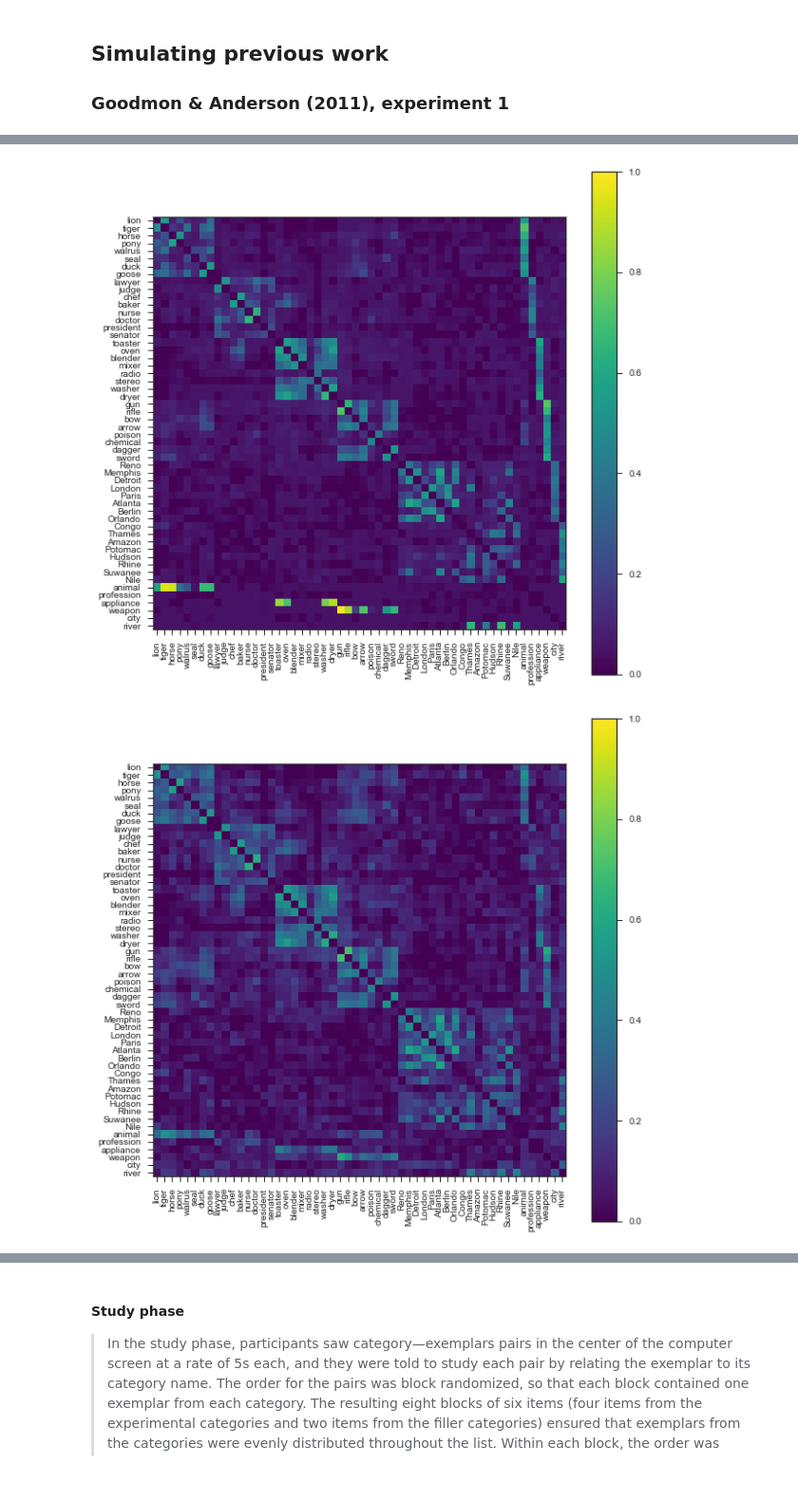
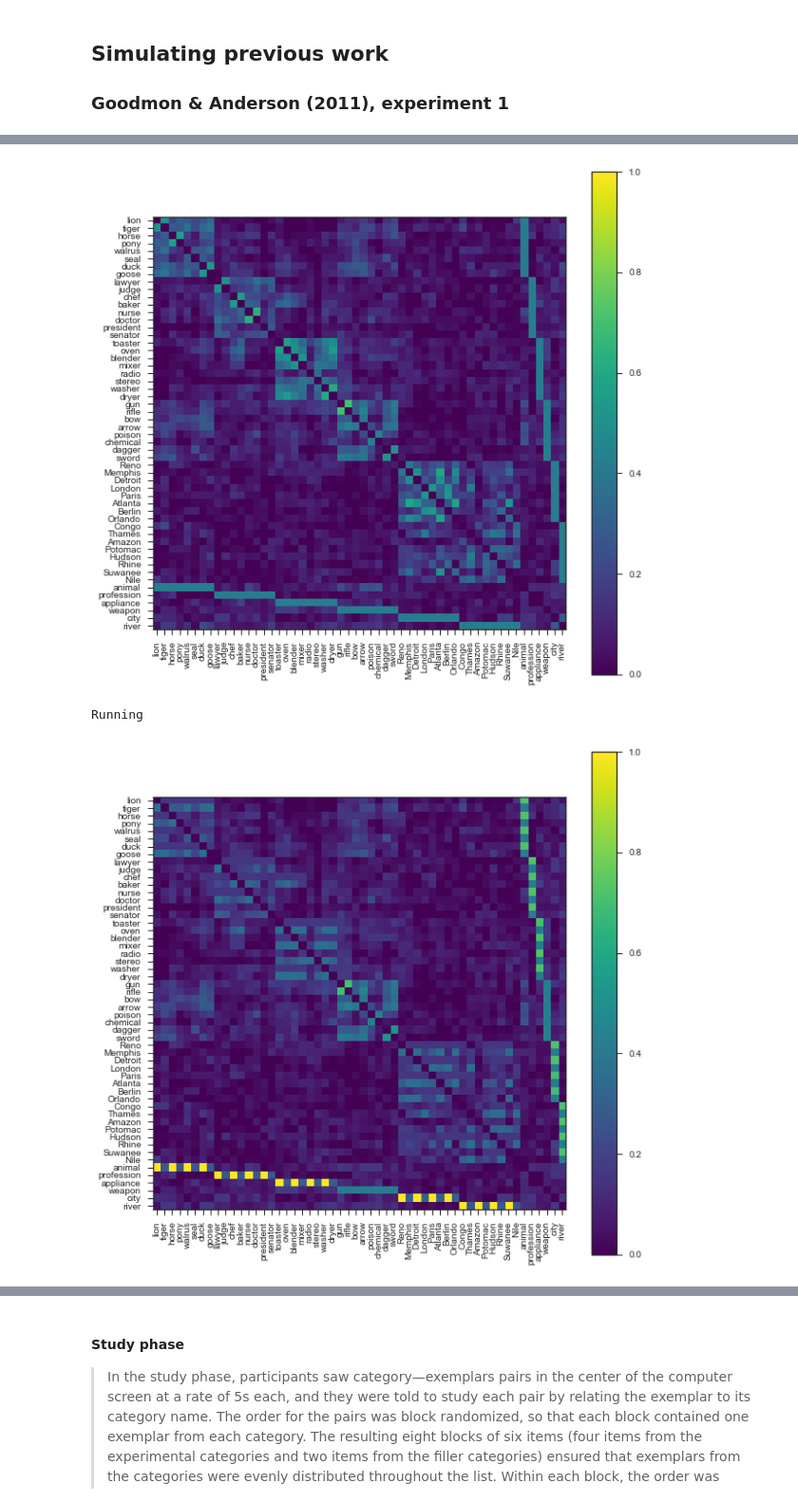
Before and after one commit to mvdoc/graphsemnet, a Jupyter notebook: notebooks/semantic_graphs_word2vec.ipynb, the cells around one changed output, grey strips where cells are left out. Shown at 95% size. Cells and saved outputs as stored; diff of their text form; code cells hidden in the pictures.

```diff
--- a/notebooks/semantic_graphs_word2vec.ipynb
+++ b/notebooks/semantic_graphs_word2vec.ipynb
@@ -392,9 +401,25 @@ nrp_intra = []
 
 study_strength=.2
 xcal_dip_center=.2
-xcal_dip_width=.3
+xcal_dip_width=.15
 xcal_min_adjust=-.05
-xcal_max_adjust=.05
+xcal_max_adjust=.15
+
+temp = ExpGoodmonAnderson(
+    pairs_dict=goodmon_pairs,
+    keyed_vectors=google_news,
+    study_strength=study_strength,
+    xcal_dip_center=xcal_dip_center,
+    xcal_dip_width=xcal_dip_width,
+    xcal_min_adjust=xcal_min_adjust,
+    xcal_max_adjust=xcal_max_adjust,
+    no_practice_categories=[nrp_cat],
+    filler_categories=['city', 'river'],
+    set_type = 'inter',
+    item_set = 0
+)
+plot_labeled_matrix(temp.graph.adj, temp.graph.labels)
+plt.show()
 
 for nrp_cat in ['animal', 'profession', 'appliance', 'weapon']:
     e_inter_0 = ExpGoodmonAnderson(
@@ -534,0 +547,16 @@ lion at strength 0.21193896893715686
+# %%
+temp = ExpGoodmonAnderson(
+    pairs_dict=goodmon_pairs,
+    keyed_vectors=google_news,
+    study_strength=study_strength,
+    xcal_dip_center=xcal_dip_center,
+    xcal_dip_width=xcal_dip_width,
+    xcal_min_adjust=xcal_min_adjust,
+    xcal_max_adjust=xcal_max_adjust,
+    no_practice_categories=[nrp_cat],
+    filler_categories=['city', 'river'],
+    set_type = 'inter',
+    item_set = 0
+)
+plot_labeled_matrix(temp.graph.adj, temp.graph.labels)
+plt.show()
@@ -535,8 +565,11 @@ lion at strength 0.21193896893715686
 # %%
-plot_labeled_matrix(e_intra_0.graph.adj, e_intra_0.graph.labels)
+temp.study_phase()
+plot_labeled_matrix(temp.graph.adj, temp.graph.labels)
 # %% [output]
-[figure, old version]
+[figure, new version]
 # %%
-plot_labeled_matrix(e.graph.adj, e.graph.labels)
+temp.run()
+plot_labeled_matrix(temp.graph.adj, temp.graph.labels)
 # %% [output]
+Running
-[figure, old version]
+[figure, new version]
```
Also changed, not shown: parts of 15 cells of this notebook, 1 other file.
